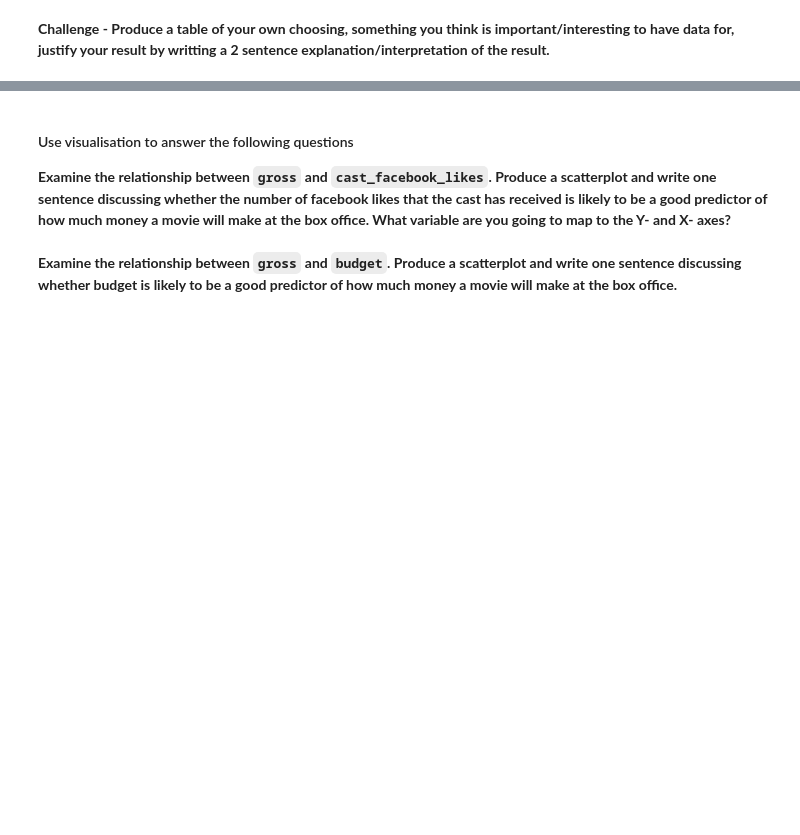
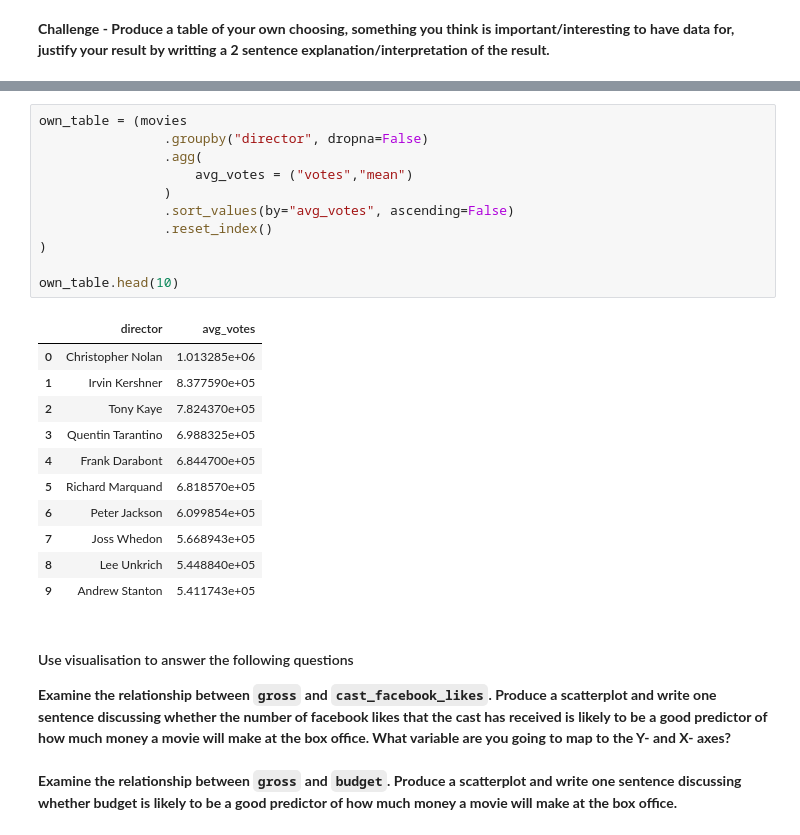
Before and after one commit to SantiagoSierraESMT/ESMT_Analytics_Through_Coding, a Jupyter notebook: Session_2/Homework.ipynb, the cells around one changed output, grey strips where cells are left out. Drawn from its saved outputs; the diff is of its cells as text; blank space fills up the shorter version.

```diff
--- a/Session_2/Homework.ipynb
+++ b/Session_2/Homework.ipynb
@@ -263,3 +263,26 @@ plt.show()
+# %%
+own_table = (movies
+                .groupby("director", dropna=False)
+                .agg(
+                    avg_votes = ("votes","mean")
+                )
+                .sort_values(by="avg_votes", ascending=False)
+                .reset_index()
+)
+
+own_table.head(10)
+# %% [output]
+|  | director | avg_votes |
+| 0 | Christopher Nolan | 1.013285e+06 |
+| 1 | Irvin Kershner | 8.377590e+05 |
+| 2 | Tony Kaye | 7.824370e+05 |
+| 3 | Quentin Tarantino | 6.988325e+05 |
+| 4 | Frank Darabont | 6.844700e+05 |
+| 5 | Richard Marquand | 6.818570e+05 |
+| 6 | Peter Jackson | 6.099854e+05 |
+| 7 | Joss Whedon | 5.668943e+05 |
+| 8 | Lee Unkrich | 5.448840e+05 |
+| 9 | Andrew Stanton | 5.411743e+05 |
 # %% [markdown]
 #### Use visualisation to answer the following questions
 
```
Also changed, not shown: parts of 3 cells of this notebook, 1 other file.
